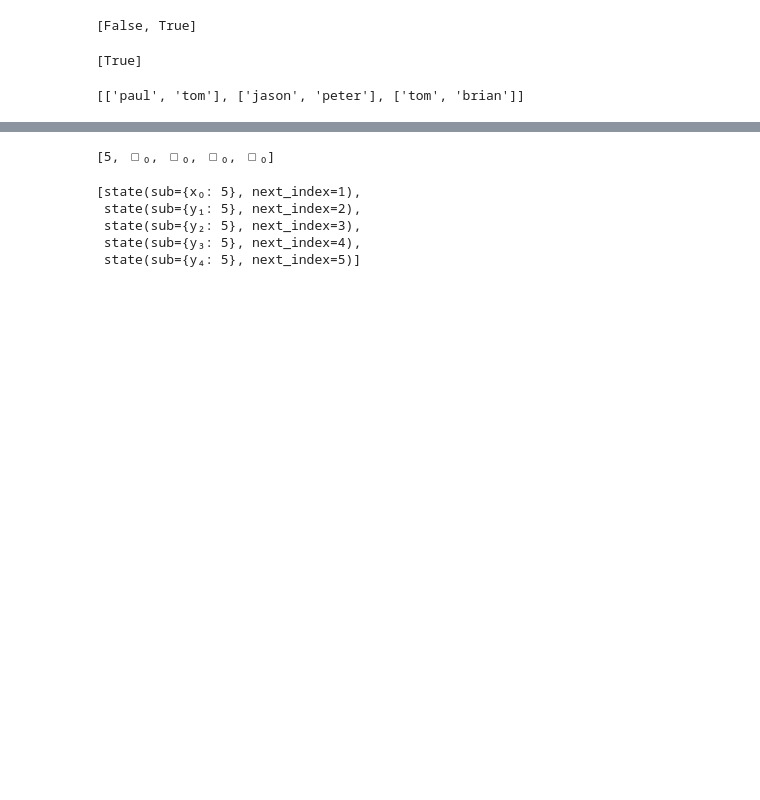
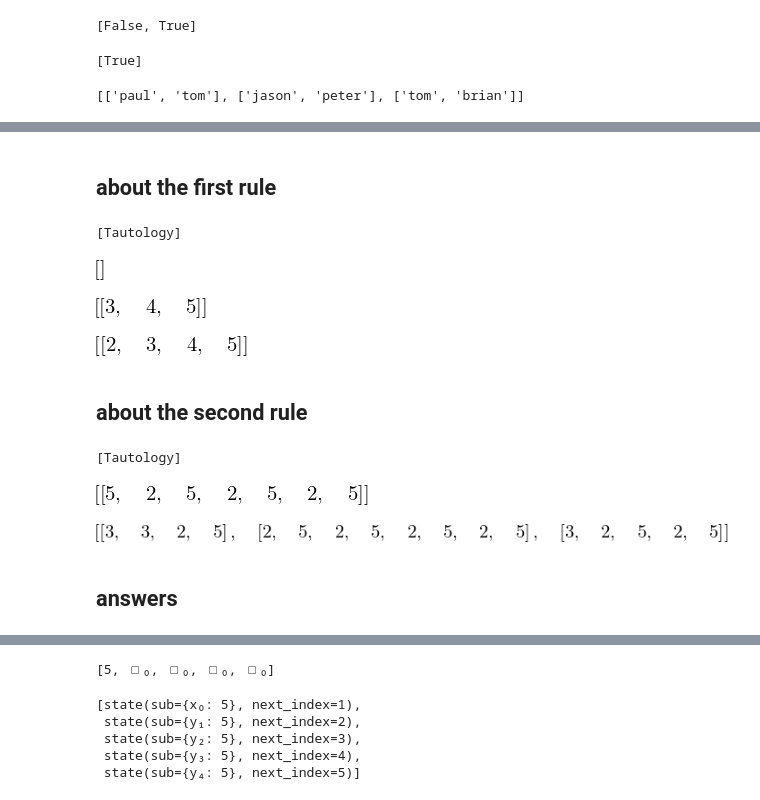
Before and after one commit to massimo-nocentini/massimo-nocentini.github.io, a Jupyter notebook: PhD/mkpy/presentation.ipynb, the cells around one changed output, grey strips where cells are left out. Drawn from its saved outputs; the diff is of its cells as text; code cells hidden in the pictures; blank space fills up the shorter version.

```diff
--- a/PhD/mkpy/presentation.ipynb
+++ b/PhD/mkpy/presentation.ipynb
@@ -299,0 +352,34 @@ run(fresh(lambda rel, p, s: grand_father(p, s) & unify([p, s], rel)))
+# %% [markdown]
+## about the first rule
+# %%
+run(mccullocho([2,3,4,5], [3,4,5])) # check
+# %% [output]
+[Tautology]
+# %%
+run(fresh(lambda α, β: mccullocho([4]+β, α))) # attempt to break rules
+# %% [output]
+[figure, added]
+# %%
+run(fresh(lambda α: mccullocho([2,3,4,5], α))) # computing forwards
+# %% [output]
+[figure, added]
+# %%
+run(fresh(lambda α: mccullocho(α, [3,4,5]))) # computing backwards
+# %% [output]
+[figure, added]
+# %% [markdown]
+## about the second rule
+# %%
+run(mccullocho([3,2,5], [5,2,5]))
+# %% [output]
+[Tautology]
+# %%
+run(fresh(lambda α: mccullocho([3,3,2,5], α)), n=1)
+# %% [output]
+[figure, added]
+# %%
+run(fresh(lambda β: mccullocho(β, [5,2,5,2,5,2,5])))
+# %% [output]
+[figure, added]
+# %% [markdown]
+## answers
```
Also changed, not shown: parts of 28 cells of this notebook, 1 other file.
